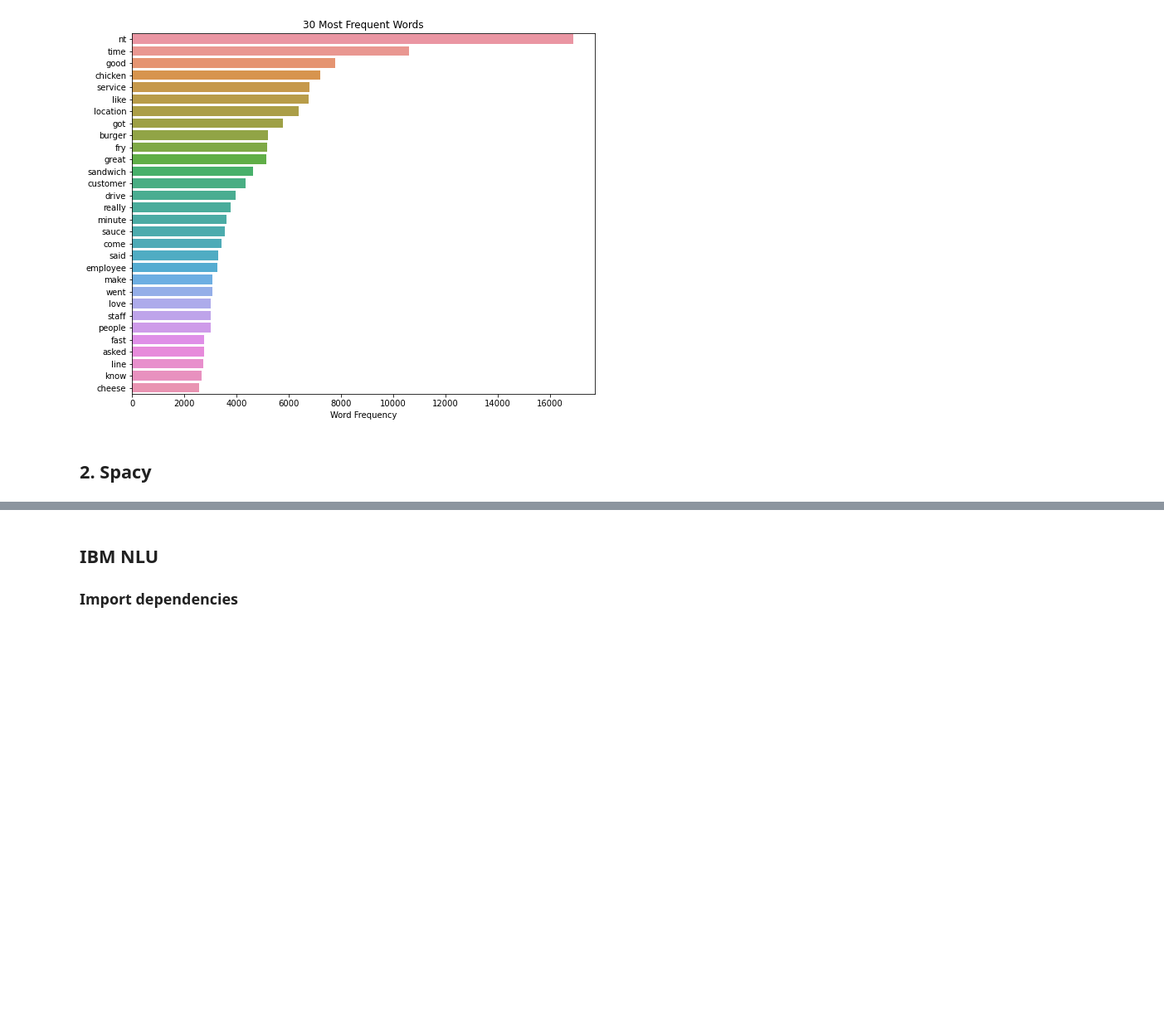
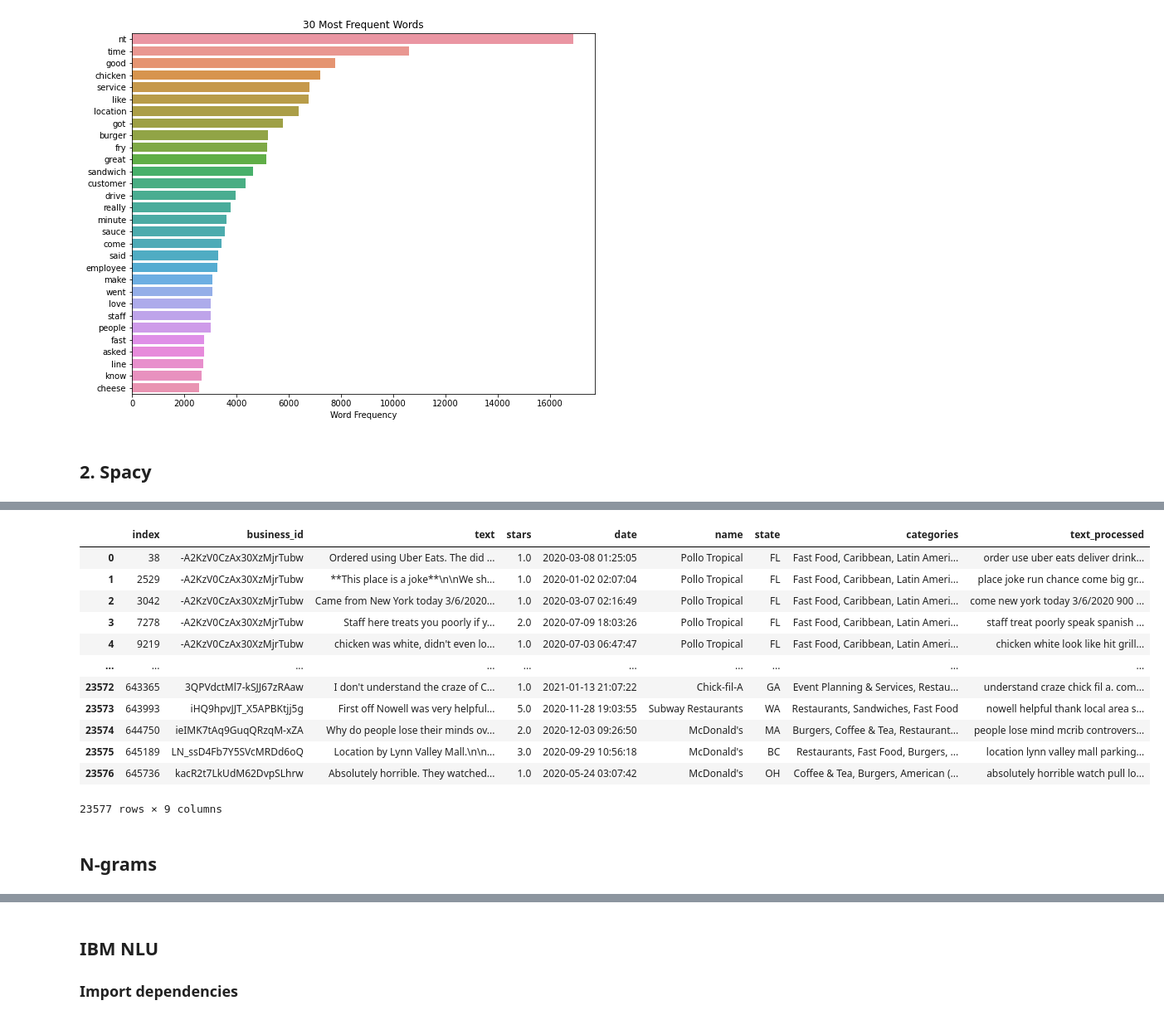
Before and after one commit to aestheteeism/yelp-covid-project, a Jupyter notebook: Notebooks/yelp-review-anlysis.ipynb, the cells around one changed output, grey strips where cells are left out. Shown at 83% size. Drawn from its saved outputs; the diff is of its cells as text; code cells hidden in the pictures; blank space fills up the shorter version.

```diff
--- a/Notebooks/yelp-review-anlysis.ipynb
+++ b/Notebooks/yelp-review-anlysis.ipynb
@@ -334,4 +307,4 @@ def spacy_tokenizer(sentence):
     mytokens = [ word for word in mytokens if word not in stop_words and word not in punctuations]
 
     # return preprocessed list of tokens
-    return mytokens
+    return " ".join(mytokens)
@@ -337,0 +314,5 @@ def spacy_tokenizer(sentence):
+# %%
+from gensim.utils import simple_preprocess
+
+df_merged['tokenized_text'] = df_merged['text'].apply(lambda x : simple_preprocess(x, deacc=True))
+df_merged['tokenized_text']
@@ -337,0 +334,4 @@ def spacy_tokenizer(sentence):
+# %%
+# Lemmatize single word
+df_merged['tokenized_stem'] = df_merged['tokenized_text'].apply(lambda tokens : [lemmatizer.lemmatize(token) for token in tokens])
+df_merged['tokenized_stem']
@@ -338 +357,20 @@ def spacy_tokenizer(sentence):
+# %%
+df_merged['text_processed'] = df_merged['text'].apply(spacy_tokenizer)
+df_merged
+# %% [output]
+|  | index | business_id | text | stars | date | name | state | categories | text_processed |
+| 0 | 38 | -A2KzV0CzAx30XzMjrTubw | Ordered using Uber Eats. The did ... | 1.0 | 2020-03-08 01:25:05 | Pollo Tropical | FL | Fast Food, Caribbean, Latin Ameri... | order use uber eats deliver drink... |
+| 1 | 2529 | -A2KzV0CzAx30XzMjrTubw | **This place is a joke**\n\nWe sh... | 1.0 | 2020-01-02 02:07:04 | Pollo Tropical | FL | Fast Food, Caribbean, Latin Ameri... | place joke run chance come big gr... |
+| 2 | 3042 | -A2KzV0CzAx30XzMjrTubw | Came from New York today 3/6/2020... | 1.0 | 2020-03-07 02:16:49 | Pollo Tropical | FL | Fast Food, Caribbean, Latin Ameri... | come new york today 3/6/2020 900 ... |
+| 3 | 7278 | -A2KzV0CzAx30XzMjrTubw | Staff here treats you poorly if y... | 2.0 | 2020-07-09 18:03:26 | Pollo Tropical | FL | Fast Food, Caribbean, Latin Ameri... | staff treat poorly speak spanish ... |
+| 4 | 9219 | -A2KzV0CzAx30XzMjrTubw | chicken was white, didn't even lo... | 1.0 | 2020-07-03 06:47:47 | Pollo Tropical | FL | Fast Food, Caribbean, Latin Ameri... | chicken white look like hit grill... |
+| ... | ... | ... | ... | ... | ... | ... | ... | ... | ... |
+| 23572 | 643365 | 3QPVdctMl7-kSJJ67zRAaw | I don't understand the craze of C... | 1.0 | 2021-01-13 21:07:22 | Chick-fil-A | GA | Event Planning & Services, Restau... | understand craze chick fil a. com... |
+| 23573 | 643993 | iHQ9hpvJJT_X5APBKtjj5g | First off Nowell was very helpful... | 5.0 | 2020-11-28 19:03:55 | Subway Restaurants | WA | Restaurants, Sandwiches, Fast Food | nowell helpful thank local area s... |
+| 23574 | 644750 | ieIMK7tAq9GuqQRzqM-xZA | Why do people lose their minds ov... | 2.0 | 2020-12-03 09:26:50 | McDonald's | MA | Burgers, Coffee & Tea, Restaurant... | people lose mind mcrib controvers... |
+| 23575 | 645189 | LN_ssD4Fb7Y5SVcMRDd6oQ | Location by Lynn Valley Mall.\n\n... | 3.0 | 2020-09-29 10:56:18 | McDonald's | BC | Restaurants, Fast Food, Burgers, ... | location lynn valley mall parking... |
+| 23576 | 645736 | kacR2t7LkUdM62DvpSLhrw | Absolutely horrible. They watched... | 1.0 | 2020-05-24 03:07:42 | McDonald's | OH | Coffee & Tea, Burgers, American (... | absolutely horrible watch pull lo... |
+23577 rows × 9 columns
+# %% [markdown]
+## N-grams
 # %%
```
Also changed, not shown: parts of 48 cells of this notebook, 3 other files.
